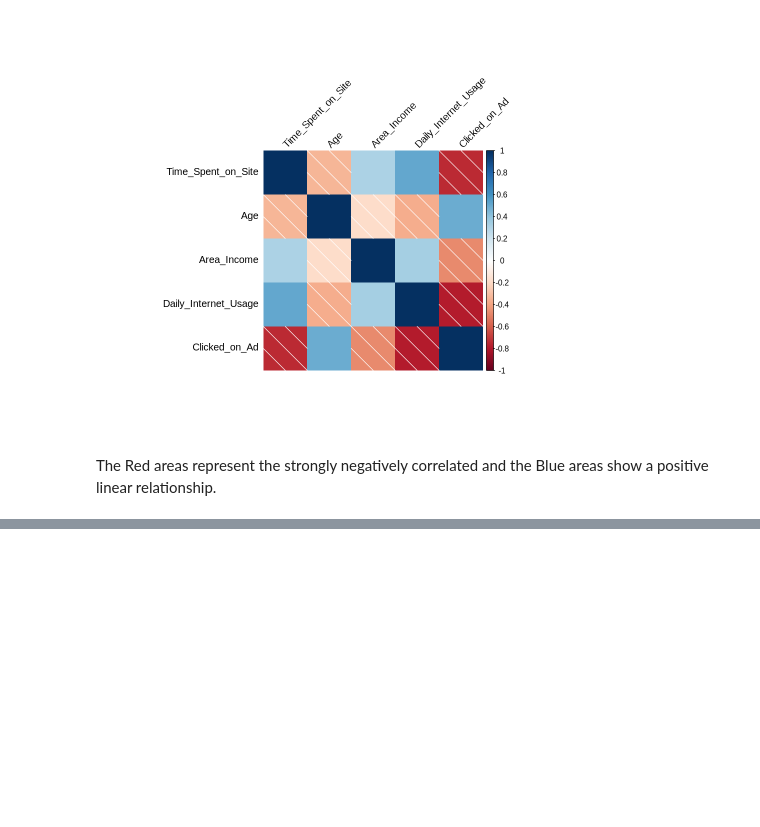
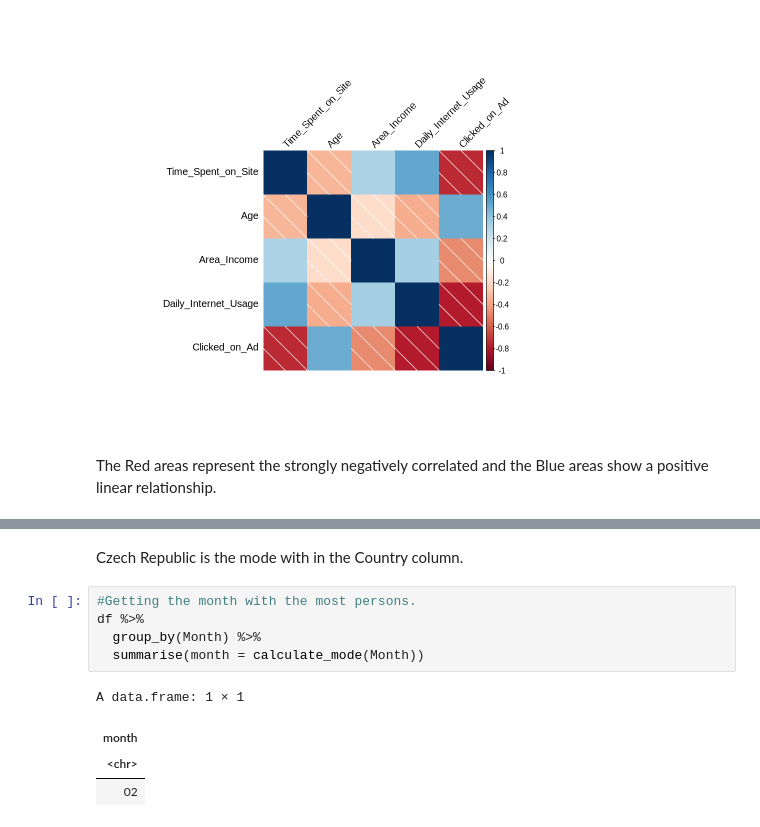
Before and after one commit to BrianChegeGichau/TimeSeriesAnalysis, a Jupyter notebook: CustomerAdAnalysis.ipynb, the cells around one changed output, grey strips where cells are left out. Cells and saved outputs as stored; diff of their text form; blank space fills up the shorter version.

```diff
--- a/CustomerAdAnalysis.ipynb
+++ b/CustomerAdAnalysis.ipynb
@@ -473,0 +612,12 @@ summary(df)
+# %% [markdown]
+Czech Republic is the mode with in the Country column.
+# %%
+#Getting the month with the most persons.
+df %>%
+  group_by(Month) %>%
+  summarise(month = calculate_mode(Month))
+# %% [output]
+A data.frame: 1 × 1
+| month |
+| <chr> |
+| 02 |
```
Also changed, not shown: parts of 33 cells of this notebook.
